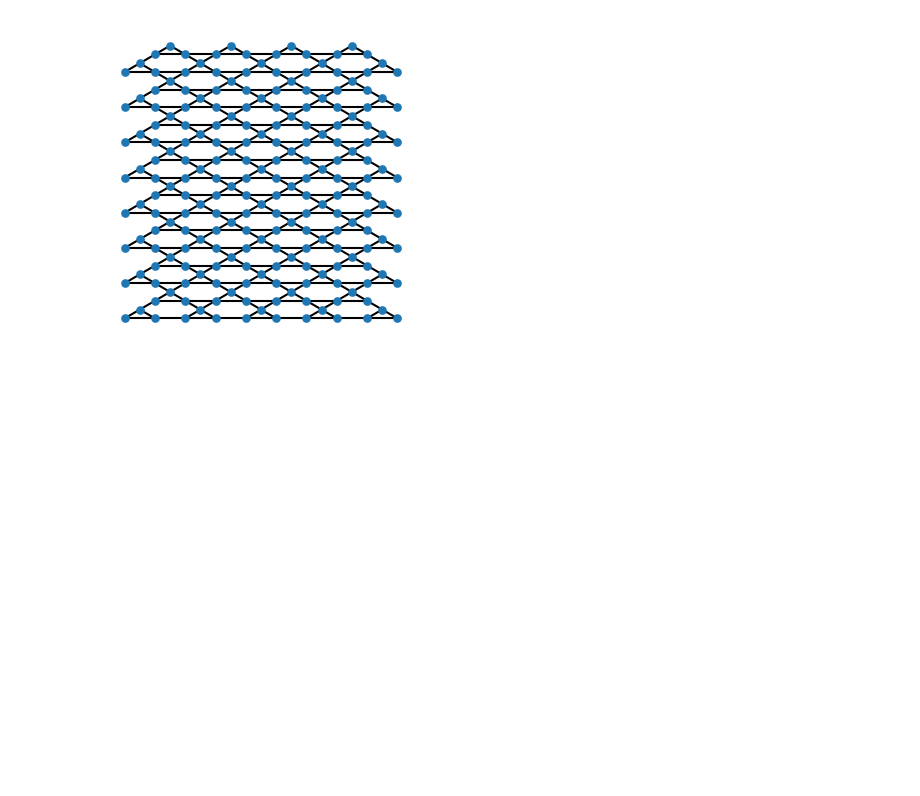
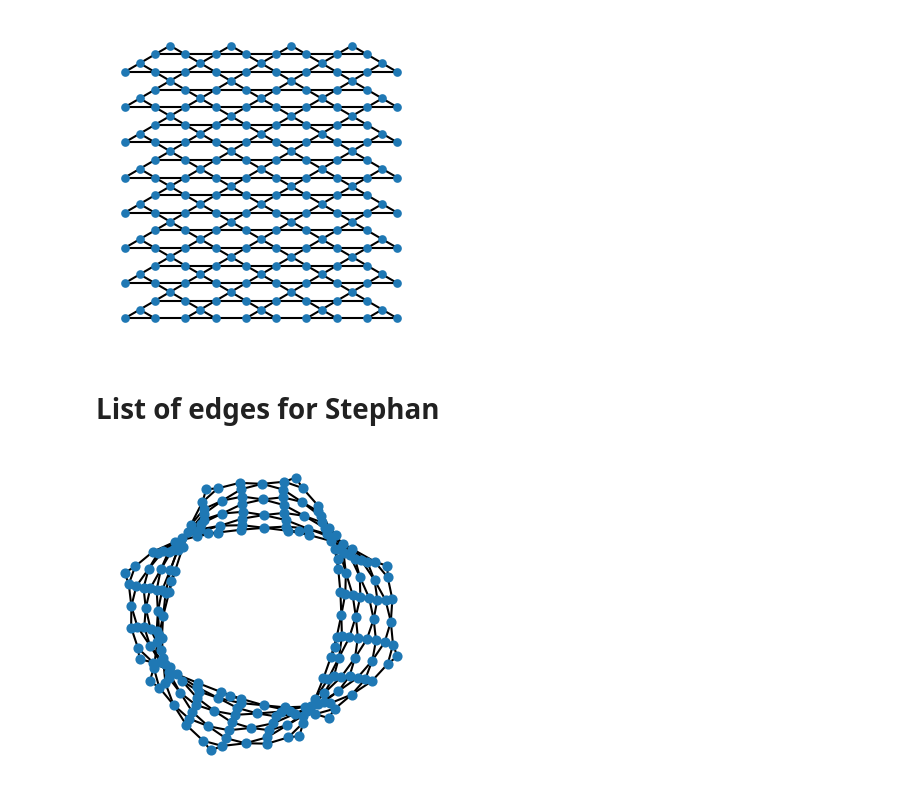
Before and after one commit to vdrouint/d-wave-other, a Jupyter notebook: qubit-to-lattice-periodic.ipynb, the cells around one changed output. Cells and saved outputs as stored; diff of their text form; code cells hidden in the pictures; blank space fills up the shorter version.

```diff
--- a/qubit-to-lattice-periodic.ipynb
+++ b/qubit-to-lattice-periodic.ipynb
@@ -1184,3 +1184,5 @@ np.save("./data/dict_qbit_to_lattice_periodic.npy", final_qubit_dictionary)
 
 #add the graph itself
 pickle.dump(simplify_Kag_graph, open('./data/Kag_graph_periodic.pickle', 'wb'))
+# %% [markdown]
+# List of edges for Stephan
@@ -1186,0 +1237,5 @@ pickle.dump(simplify_Kag_graph, open('./data/Kag_graph_periodic.pickle', 'wb'))
+# %%
+pos=nx.spring_layout(periodic_graph, dim = 2, k=1,iterations = 1000,scale = 40)
+nx.draw(periodic_graph, pos = pos, node_size = 15)
+# %% [output]
+[figure, added]
```
Also changed, not shown: parts of 17 cells of this notebook, 1 other file.
